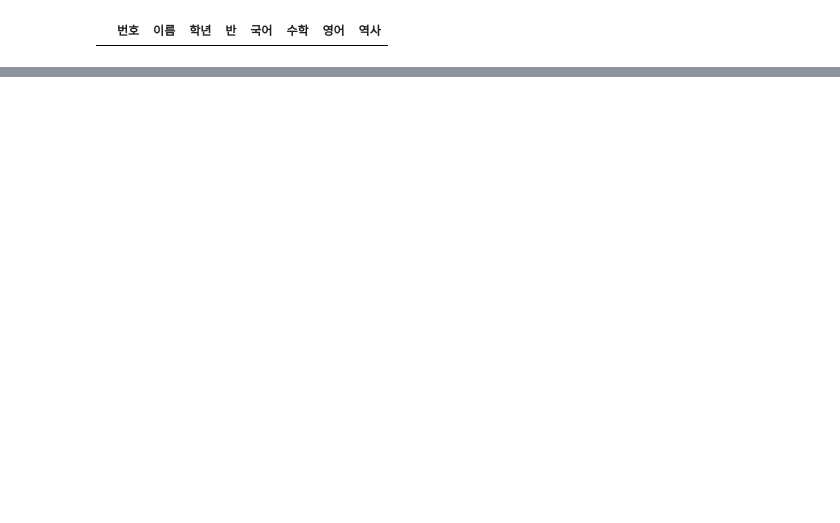
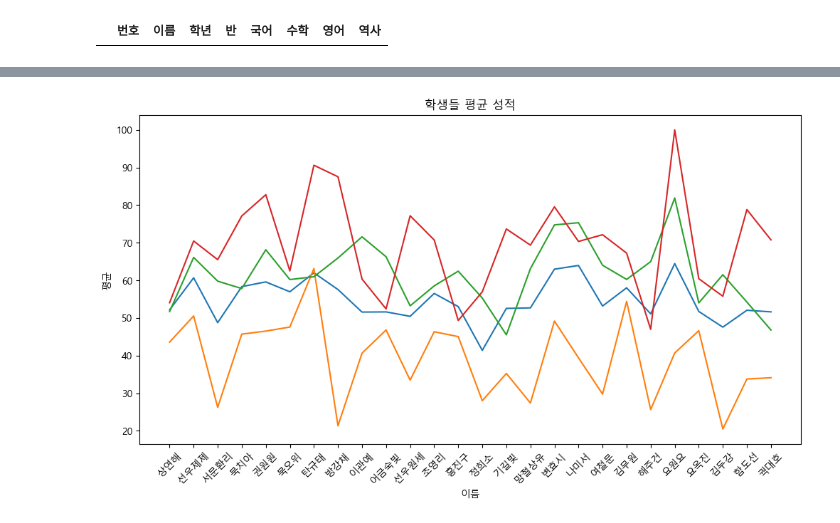
Before and after one commit to jayfromkorea/AICE, a Jupyter notebook: AICE/score_test.ipynb, the cells around one changed output, grey strips where cells are left out. Drawn from its saved outputs; the diff is of its cells as text; code cells hidden in the pictures; blank space fills up the shorter version.

```diff
--- a/AICE/score_test.ipynb
+++ b/AICE/score_test.ipynb
@@ -144,0 +203,3 @@ df.sort_values(by='수학', ascending=False).head(3)
+# %%
+df['반등수'] = df.groupby(by='반')['총점'].rank(ascending='False').astype(int)
+df.head()
@@ -144,0 +291,5 @@ df.sort_values(by='수학', ascending=False).head(3)
+# %%
+# '합격여부' 라는 필드를 생성하여 평균점수가 60점 이상이면 '합격' 미만이면 '불합격'ArithmeticError
+
+df['합격여부'] = pd.cut(df['평균'], bins=[0, 60, 100], labels=['불합격', '합격'], right=True)
+df.head()
@@ -144,0 +303,3 @@ df.sort_values(by='수학', ascending=False).head(3)
+# %%
+df['합격여부'] = np.where(df['평균'] >= 60, '합격', '불합격')
+df.head()
@@ -144,0 +400,28 @@ df.sort_values(by='수학', ascending=False).head(3)
+# %%
+# 1반의 평균 점수 가져오기
+df_class1_avg = df[df['반'] == 1][['이름', '평균']]
+df_class1_avg
+
+x = df_class1_avg['이름']
+y1 = df_class1_avg['평균']
+y2 = top5_class_one['국어']
+y3 = top5_class_one['수학']
+y4 = top5_class_one['영어']
+
+plt.figure(figsize=(12, 6)) # 12:6 비율, (inch)
+plt.plot(x, y1)  # 선 그래프 그리기
+plt.plot(x, y2)
+plt.plot(x, y3)
+plt.plot(x, y4)
+plt.title('학생들 평균 성적')
+
+plt.xlabel('이름')
+plt.ylabel('평균')
+
+# 각 축의 눈금 값들 설정하기
+plt.xticks(x, rotation=45) # 글자들이 겹치는 것을 방지하기 위해 rotation을 줌
+#plt.legend()
+
+plt.show()
+# %% [output]
+[figure, added]
```
Also changed, not shown: parts of 28 cells of this notebook, 1 other file.
